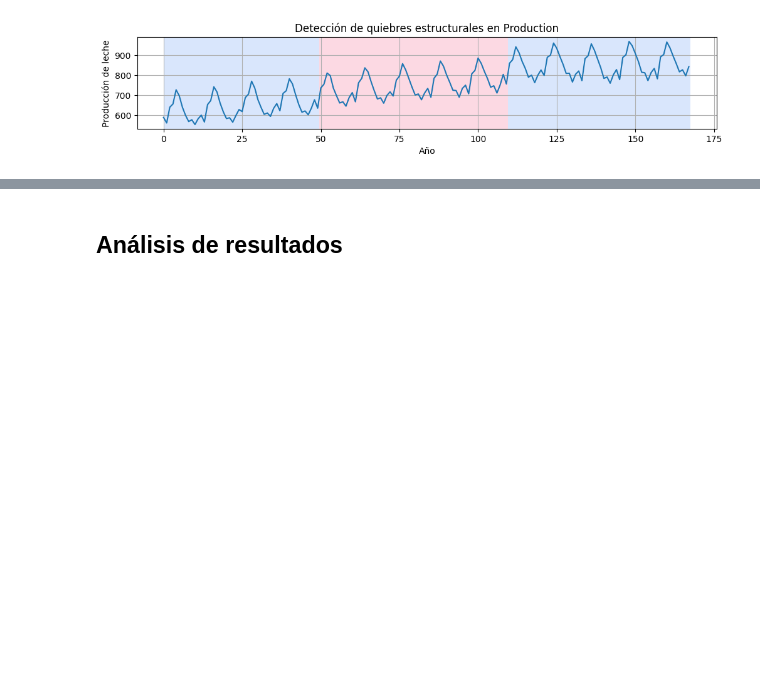
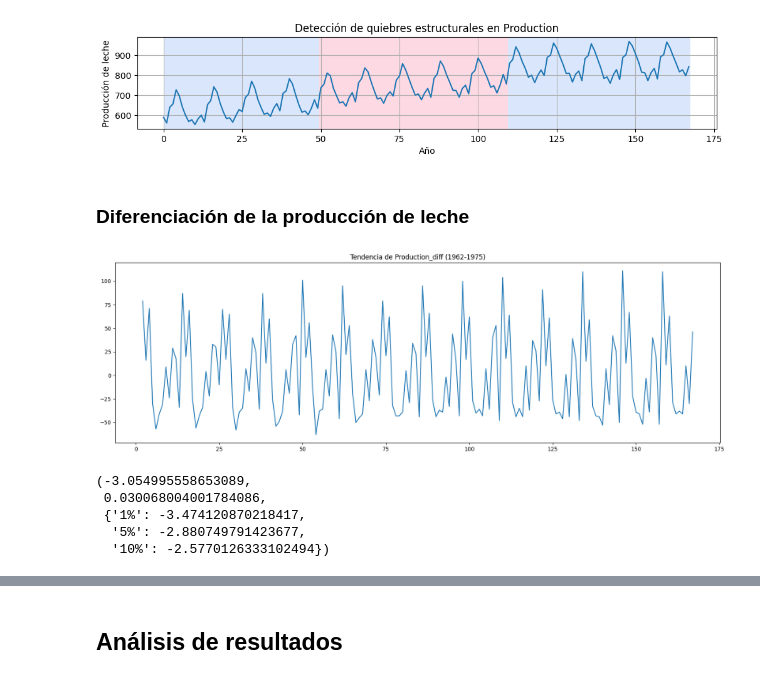
Before and after one commit to principioincertidumbre/Tarea3_MLA, a Jupyter notebook: Tarea_3_MLA.ipynb, the cells around one changed output, grey strips where cells are left out. Saved outputs shown, nothing was run; the diff lists cells and outputs as text; code cells hidden in the pictures; blank space fills up the shorter version.

Commit message:
Agrega production_diff con descomposiciones correspondientes a dicha serie de tiempo diferenciada

```diff
--- a/Tarea_3_MLA.ipynb
+++ b/Tarea_3_MLA.ipynb
@@ -397,3 +404,11 @@ plt.show()
 Puntos de quiebre detectados: [50, 110, 168]
 <Figure size 1000x600 with 0 Axes>
 [figure]
+# %% [markdown]
+### Diferenciación de la producción de leche
+# %%
+df_leche.Production.diff().plot(figsize=(20,6))
+plt.title('Tendencia de Production_diff (1962-1975)')
+plt.show()
+# %% [output]
+[figure, added]
@@ -399,0 +419,16 @@ Puntos de quiebre detectados: [50, 110, 168]
+# %%
+adf_result = sts.adfuller(df_leche['Production_diff'])
+
+# Extraer los resultados claves
+adf_statistic = adf_result[0]
+p_value = adf_result[1]
+critical_values = adf_result[4]
+
+# Mostrar los resultados de la prueba ADF
+adf_statistic, p_value, critical_values
+# %% [output]
+(-3.054995558653089,
+ 0.030068004001784086,
+ {'1%': -3.474120870218417,
+  '5%': -2.880749791423677,
+  '10%': -2.5770126333102494})
```
Also changed, not shown: parts of 6 cells of this notebook.
